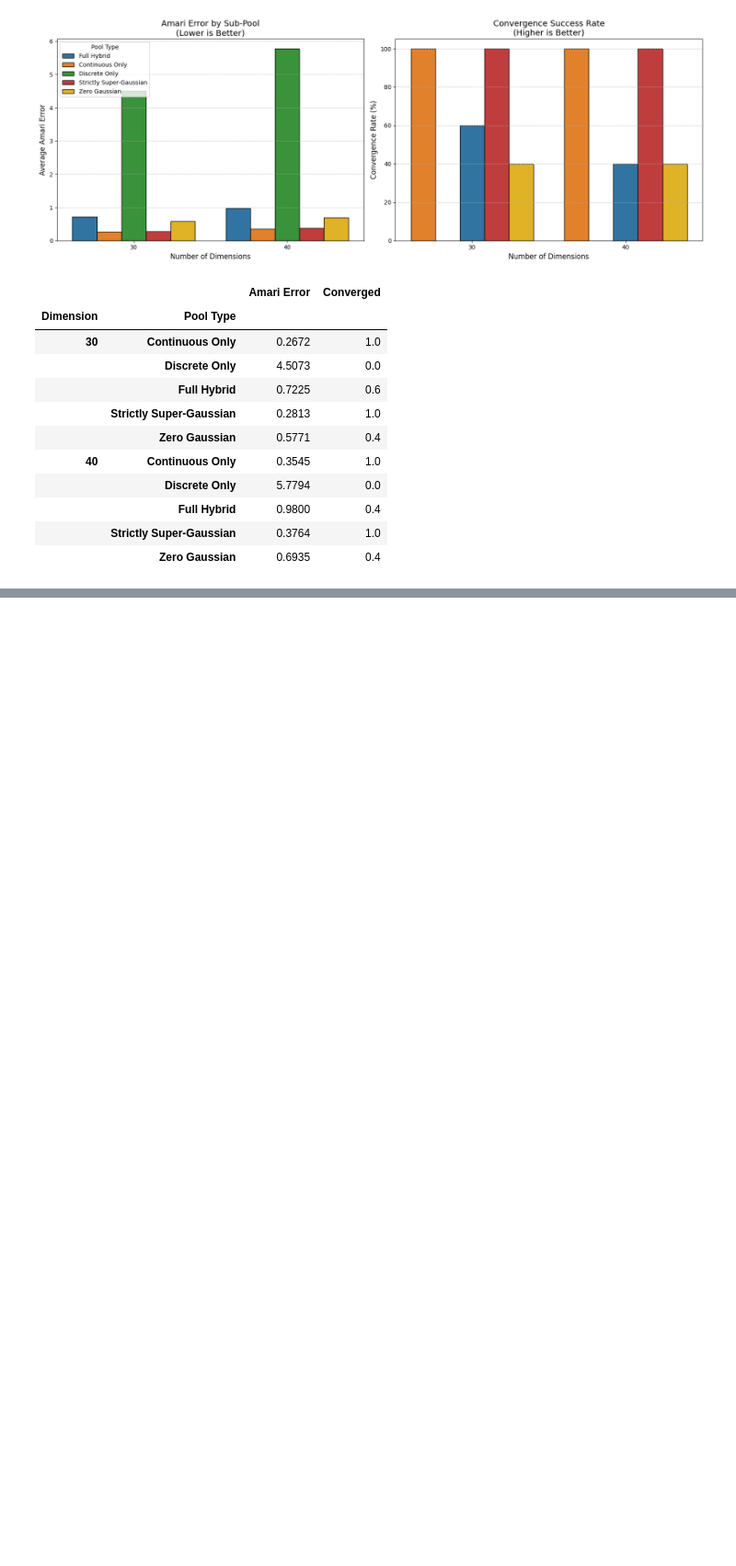
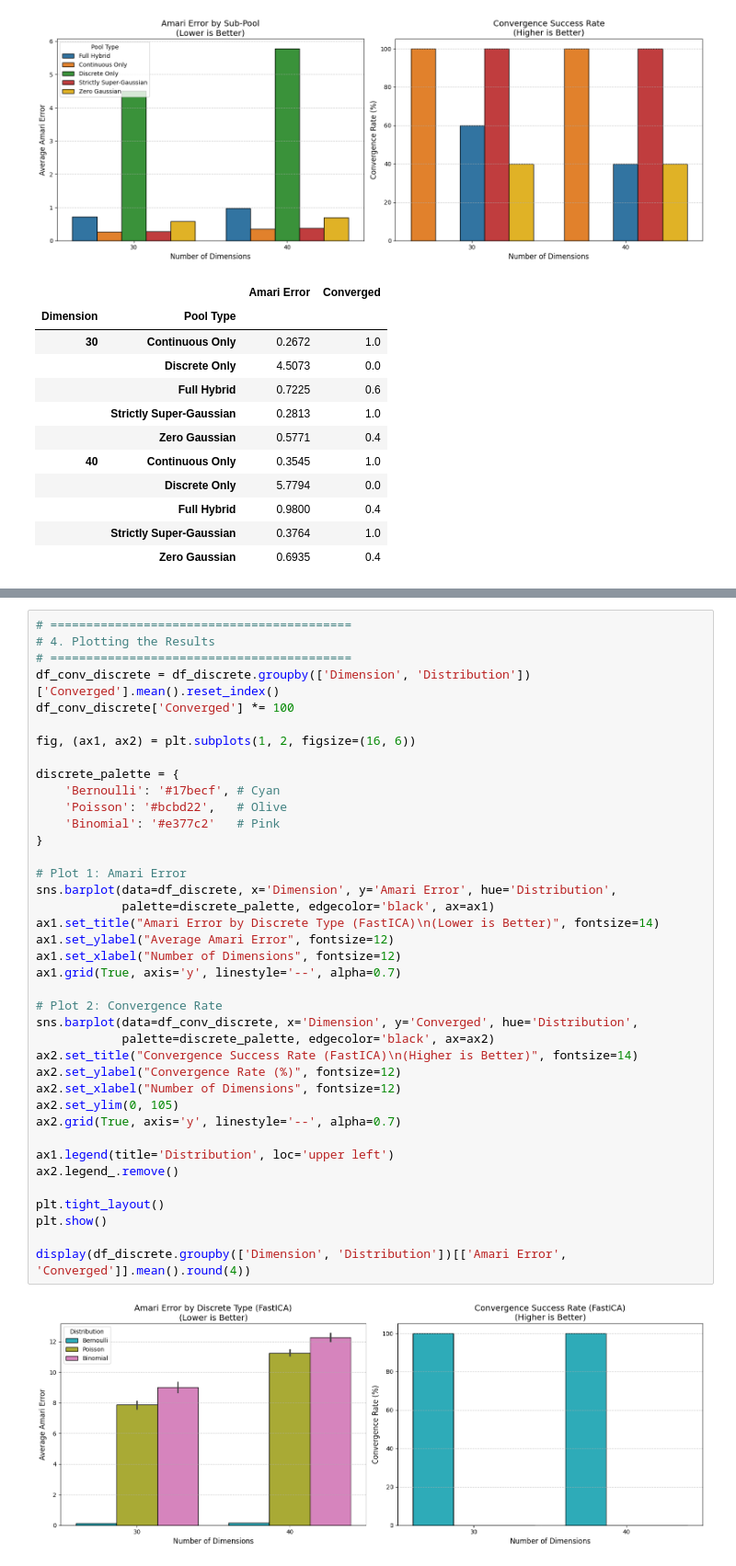
Before and after one commit to ashutoshjha3103/ot_in_linear_ica, a Jupyter notebook: exp/discrete&continous_OT_vs_Fast_ICA.ipynb, the cells around one changed output, grey strips where cells are left out. Shown at 92% size. Cells and saved outputs as stored; diff of their text form; blank space fills up the shorter version.

```diff
--- a/exp/discrete&continous_OT_vs_Fast_ICA.ipynb
+++ b/exp/discrete&continous_OT_vs_Fast_ICA.ipynb
@@ -551,0 +823,41 @@ display(df_ablation.groupby(['Dimension', 'Pool Type'])[['Amari Error', 'Converg
+# %%
+# ==========================================
+# 4. Plotting the Results
+# ==========================================
+df_conv_discrete = df_discrete.groupby(['Dimension', 'Distribution'])['Converged'].mean().reset_index()
+df_conv_discrete['Converged'] *= 100
+
+fig, (ax1, ax2) = plt.subplots(1, 2, figsize=(16, 6))
+
+discrete_palette = {
+    'Bernoulli': '#17becf', # Cyan
+    'Poisson': '#bcbd22',   # Olive
+    'Binomial': '#e377c2'   # Pink
+}
+
+# Plot 1: Amari Error
+sns.barplot(data=df_discrete, x='Dimension', y='Amari Error', hue='Distribution',
+            palette=discrete_palette, edgecolor='black', ax=ax1)
+ax1.set_title("Amari Error by Discrete Type (FastICA)\n(Lower is Better)", fontsize=14)
+ax1.set_ylabel("Average Amari Error", fontsize=12)
+ax1.set_xlabel("Number of Dimensions", fontsize=12)
+ax1.grid(True, axis='y', linestyle='--', alpha=0.7)
+
+# Plot 2: Convergence Rate
+sns.barplot(data=df_conv_discrete, x='Dimension', y='Converged', hue='Distribution',
+            palette=discrete_palette, edgecolor='black', ax=ax2)
+ax2.set_title("Convergence Success Rate (FastICA)\n(Higher is Better)", fontsize=14)
+ax2.set_ylabel("Convergence Rate (%)", fontsize=12)
+ax2.set_xlabel("Number of Dimensions", fontsize=12)
+ax2.set_ylim(0, 105)
+ax2.grid(True, axis='y', linestyle='--', alpha=0.7)
+
+ax1.legend(title='Distribution', loc='upper left')
+ax2.legend_.remove()
+
+plt.tight_layout()
+plt.show()
+
+display(df_discrete.groupby(['Dimension', 'Distribution'])[['Amari Error', 'Converged']].mean().round(4))
+# %% [output]
+[figure, added]
```
Also changed, not shown: parts of 14 cells of this notebook, 3 other files.
